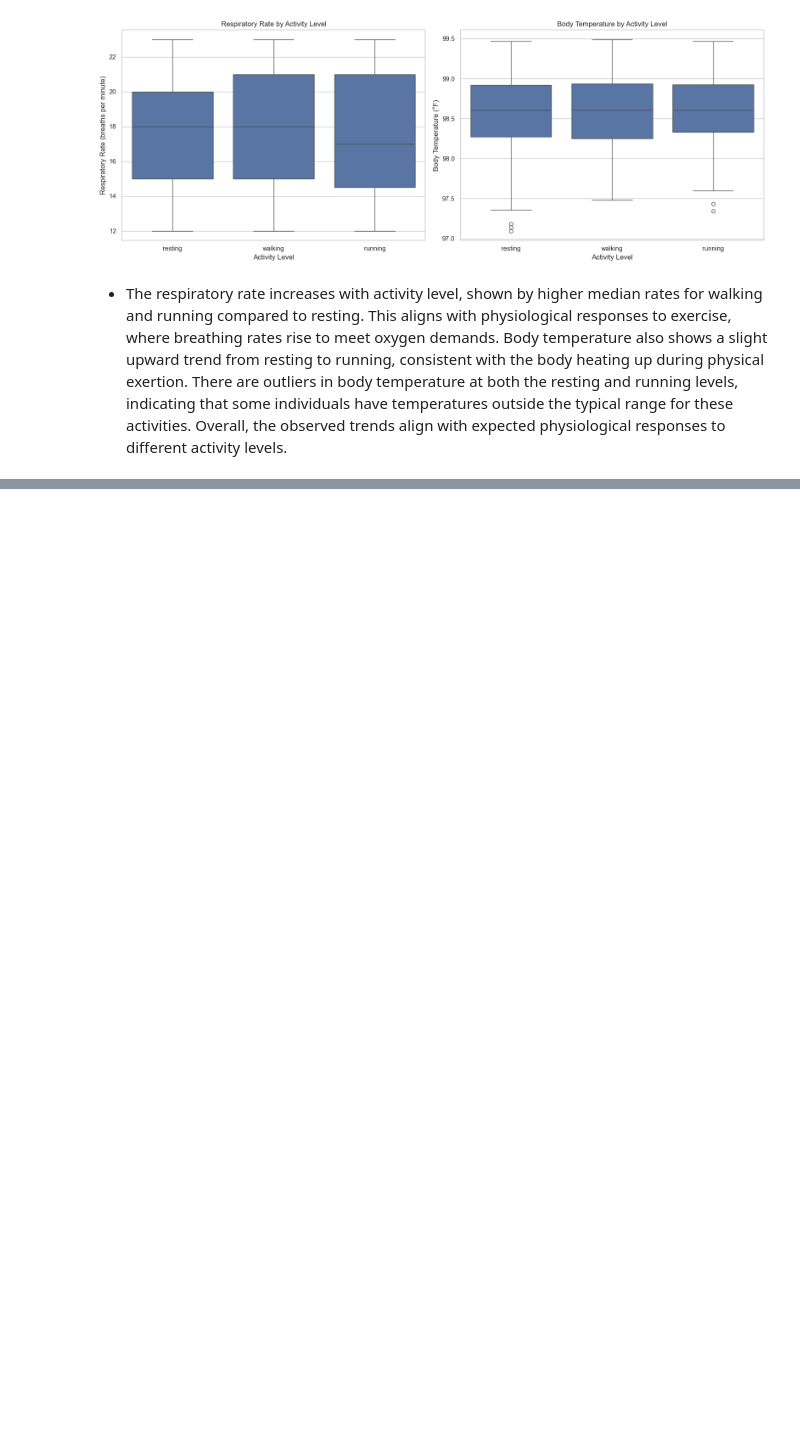
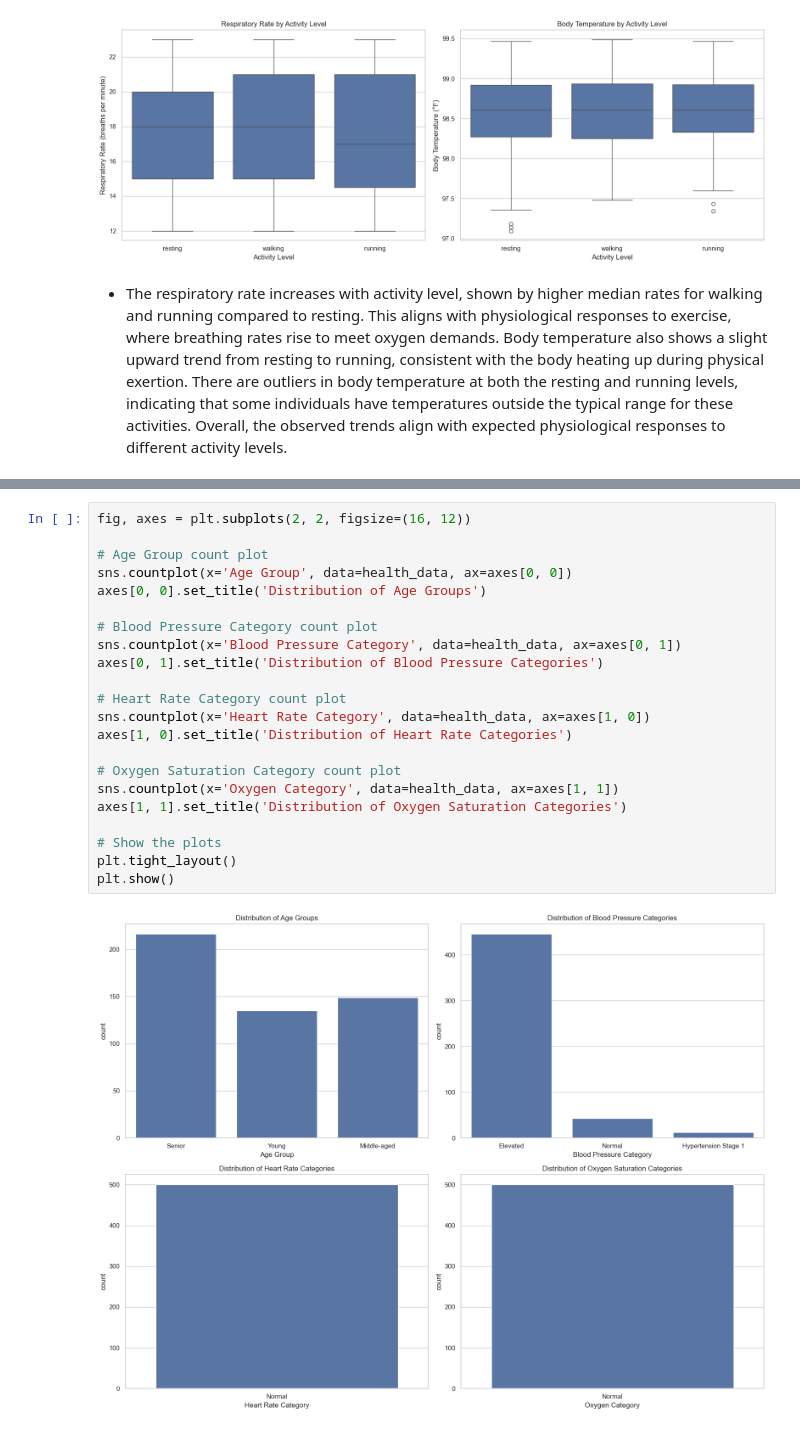
Before and after one commit to Manu-Abuya/Health-Monitoring-and-Analysis, a Jupyter notebook: notebook/health_monitoring_analysis.ipynb, the cells around one changed output, grey strips where cells are left out. Saved outputs shown, nothing was run; the diff lists cells and outputs as text; blank space fills up the shorter version.

Commit message:
Grouping Patients

```diff
--- a/notebook/health_monitoring_analysis.ipynb
+++ b/notebook/health_monitoring_analysis.ipynb
@@ -309,0 +368,24 @@ plt.show()
+# %%
+fig, axes = plt.subplots(2, 2, figsize=(16, 12))
+
+# Age Group count plot
+sns.countplot(x='Age Group', data=health_data, ax=axes[0, 0])
+axes[0, 0].set_title('Distribution of Age Groups')
+
+# Blood Pressure Category count plot
+sns.countplot(x='Blood Pressure Category', data=health_data, ax=axes[0, 1])
+axes[0, 1].set_title('Distribution of Blood Pressure Categories')
+
+# Heart Rate Category count plot
+sns.countplot(x='Heart Rate Category', data=health_data, ax=axes[1, 0])
+axes[1, 0].set_title('Distribution of Heart Rate Categories')
+
+# Oxygen Saturation Category count plot
+sns.countplot(x='Oxygen Category', data=health_data, ax=axes[1, 1])
+axes[1, 1].set_title('Distribution of Oxygen Saturation Categories')
+
+# Show the plots
+plt.tight_layout()
+plt.show()
+# %% [output]
+[figure, added]
```
Also changed, not shown: parts of 4 cells of this notebook.
